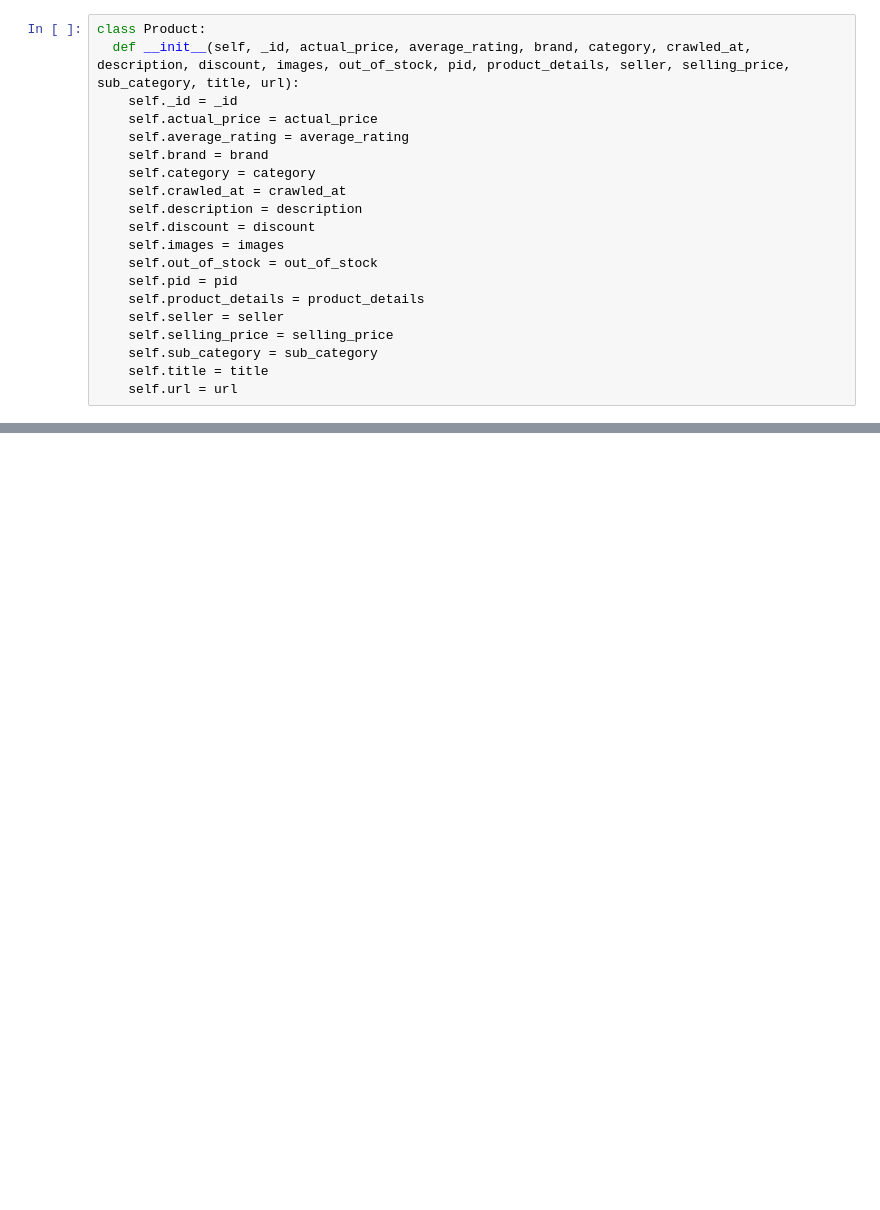
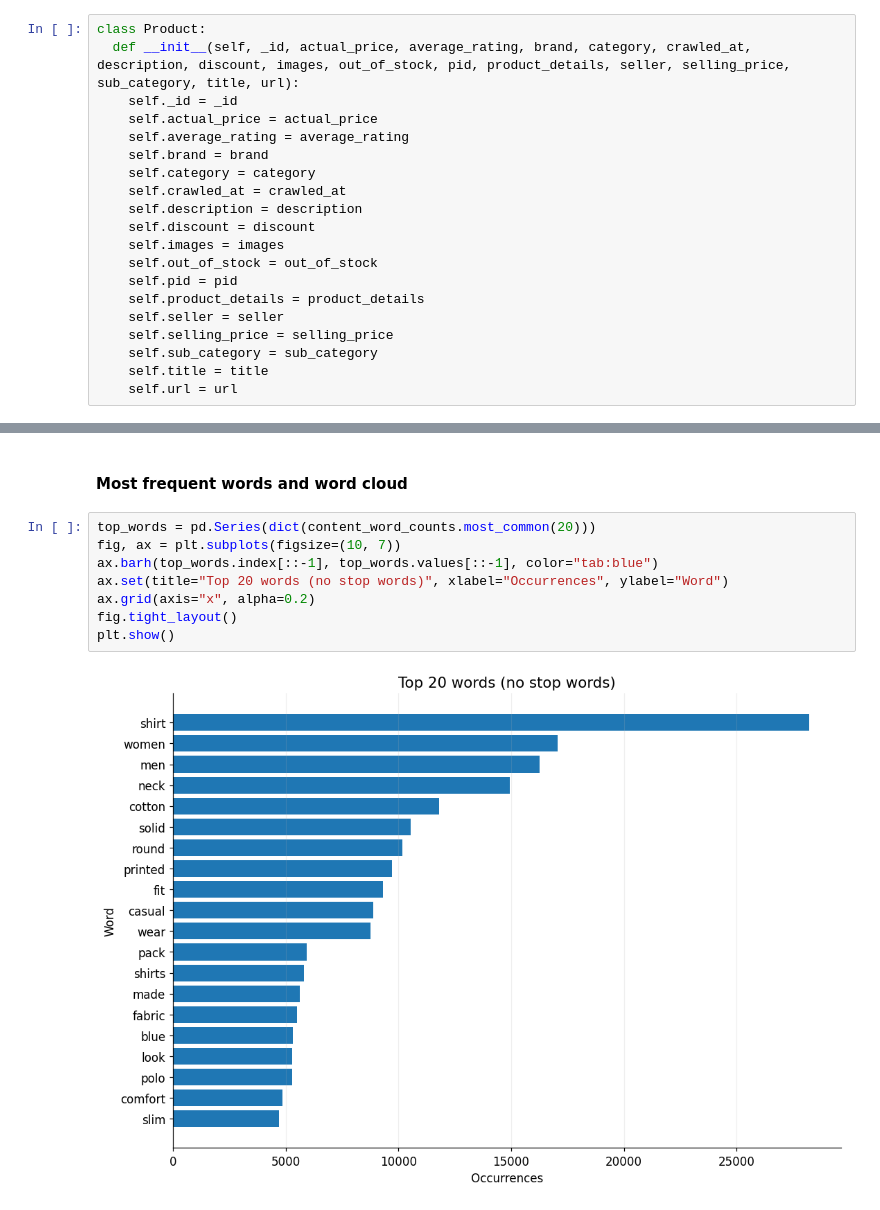
Before and after one commit to daviP4iva/irwa-search-engine, a Jupyter notebook: project_progress/part_1/IRWA_part1.ipynb, the cells around one changed output, grey strips where cells are left out. Saved outputs shown, nothing was run; the diff lists cells and outputs as text; blank space fills up the shorter version.

```diff
--- a/project_progress/part_1/IRWA_part1.ipynb
+++ b/project_progress/part_1/IRWA_part1.ipynb
@@ -142,0 +349,12 @@ print('text results: ', text_index[search], 'detail results: ', detail_index[sea
+# %% [markdown]
+#### Most frequent words and word cloud
+# %%
+top_words = pd.Series(dict(content_word_counts.most_common(20)))
+fig, ax = plt.subplots(figsize=(10, 7))
+ax.barh(top_words.index[::-1], top_words.values[::-1], color="tab:blue")
+ax.set(title="Top 20 words (no stop words)", xlabel="Occurrences", ylabel="Word")
+ax.grid(axis="x", alpha=0.2)
+fig.tight_layout()
+plt.show()
+# %% [output]
+[figure, added]
```
Also changed, not shown: parts of 32 cells of this notebook, 2 other files.
